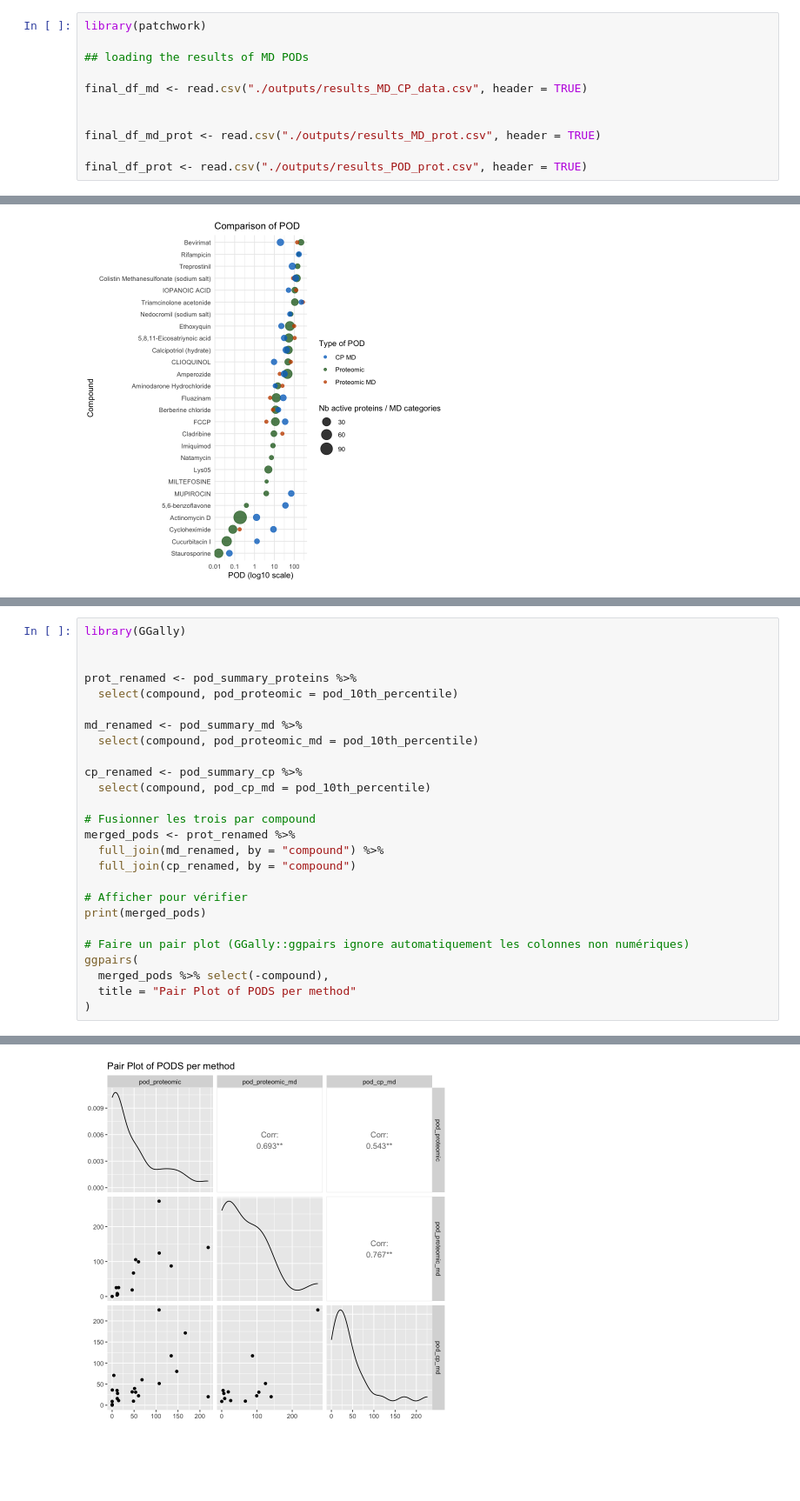
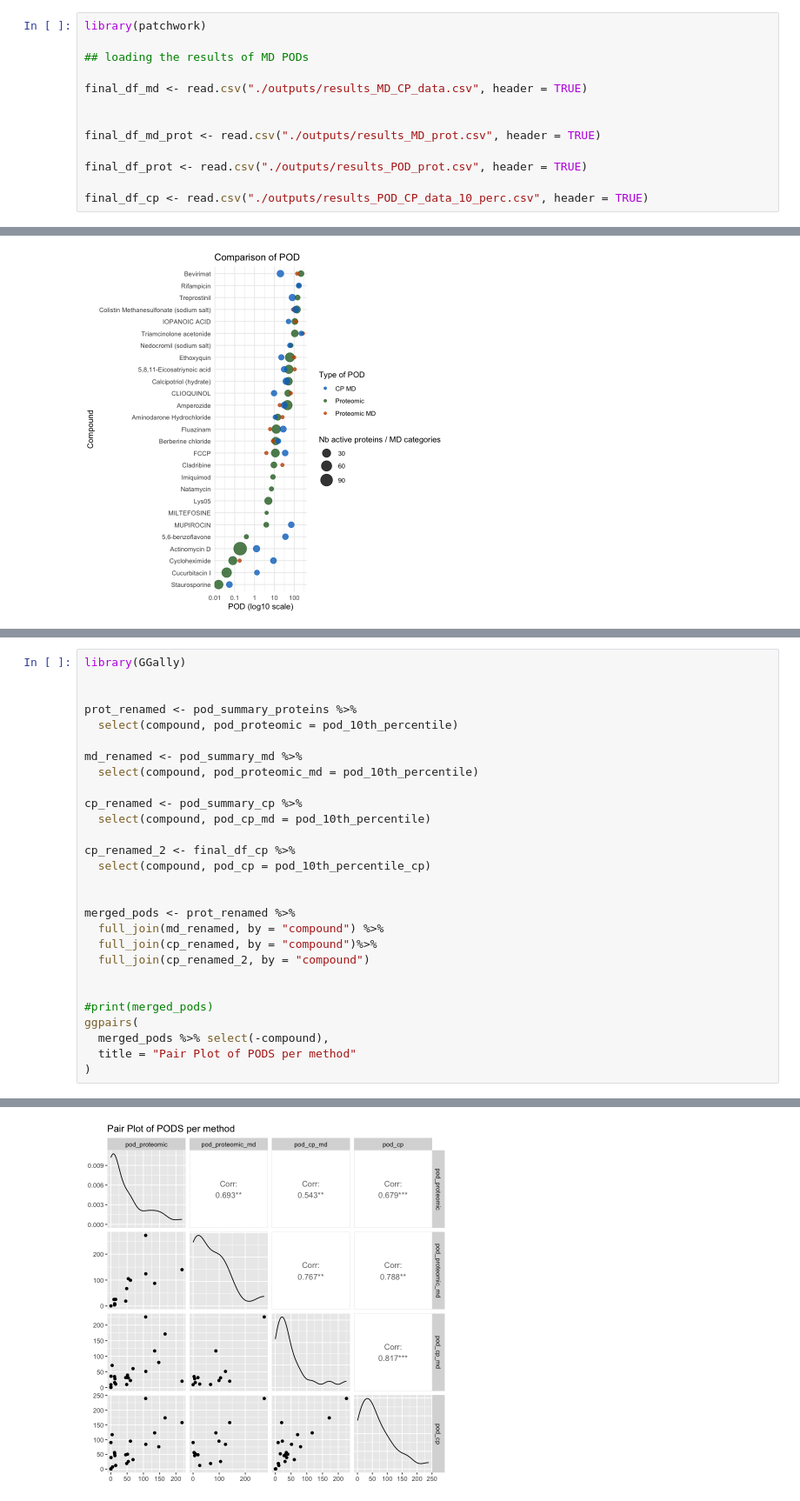
Before and after one commit to broadinstitute/2025_Grigoryan_Proteomics, a Jupyter notebook: 01.dose_response/08_curve_fit_MD_prot.ipynb, the cells around one changed output, grey strips where cells are left out. Shown: that part at 87% size. Saved outputs shown, nothing was run; the diff lists cells and outputs as text; blank space fills up the shorter version.

Commit message:
new curves

```diff
--- a/01.dose_response/08_curve_fit_MD_prot.ipynb
+++ b/01.dose_response/08_curve_fit_MD_prot.ipynb
@@ -269,6 +269,8 @@ final_df_md <- read.csv("./outputs/results_MD_CP_data.csv", header = TRUE)
 final_df_md_prot <- read.csv("./outputs/results_MD_prot.csv", header = TRUE)
 
 final_df_prot <- read.csv("./outputs/results_POD_prot.csv", header = TRUE)
+
+final_df_cp <- read.csv("./outputs/results_POD_CP_data_10_perc.csv", header = TRUE)
 # %%
 pod_summary_proteins <- final_df_prot %>%
   group_by(compound) %>%
@@ -386,15 +398,17 @@ md_renamed <- pod_summary_md %>%
 cp_renamed <- pod_summary_cp %>%
   select(compound, pod_cp_md = pod_10th_percentile)
 
-# Fusionner les trois par compound
+cp_renamed_2 <- final_df_cp %>%
+  select(compound, pod_cp = pod_10th_percentile_cp)
+
+
 merged_pods <- prot_renamed %>%
   full_join(md_renamed, by = "compound") %>%
-  full_join(cp_renamed, by = "compound")
+  full_join(cp_renamed, by = "compound")%>%
+  full_join(cp_renamed_2, by = "compound")
 
-# Afficher pour vérifier
-print(merged_pods)
 
-# Faire un pair plot (GGally::ggpairs ignore automatiquement les colonnes non numériques)
+#print(merged_pods)
 ggpairs(
   merged_pods %>% select(-compound),
   title = "Pair Plot of PODS per method"
@@ -434 +434 @@ Warning message:
-[figure, old version]
+[figure, new version]
```
Also changed, not shown: parts of 2 cells of this notebook, 6 other files.
